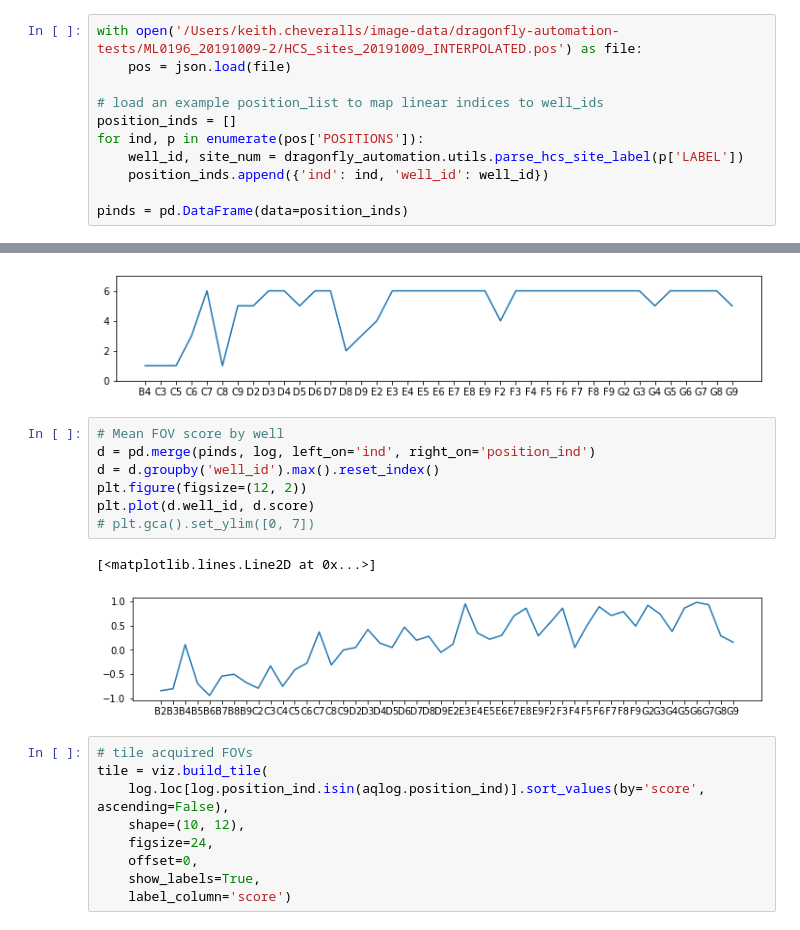
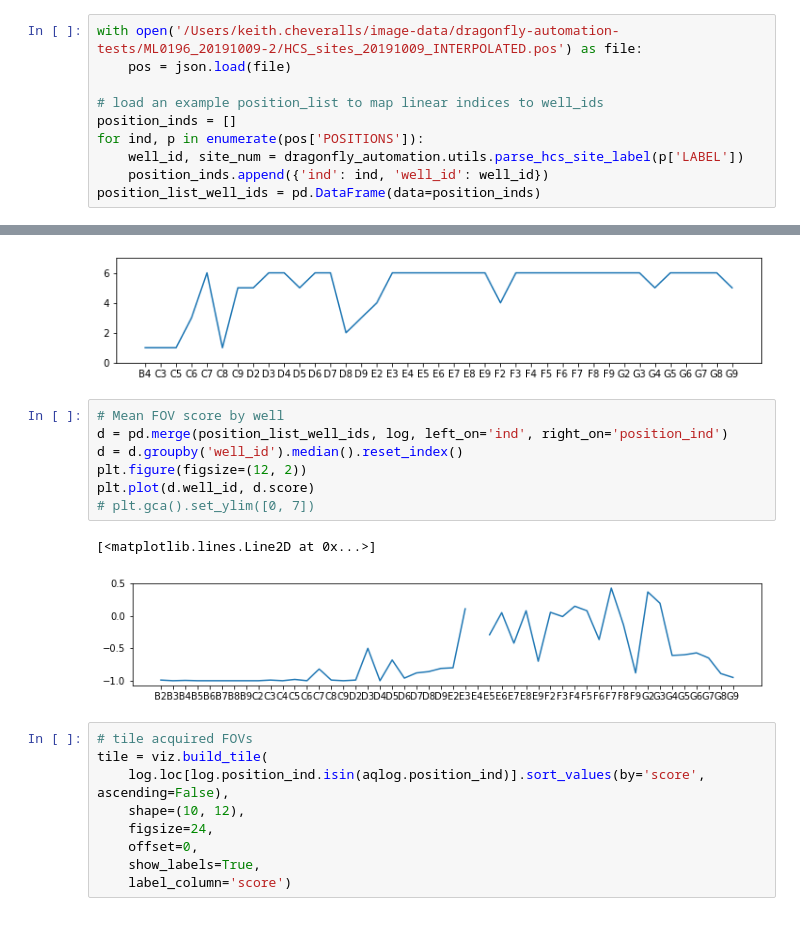
Before and after one commit to czbiohub-sf/2021-opencell-microscopy-automation, a Jupyter notebook: notebooks/analyze-dragonfly-tests.ipynb, the cells around one changed output, grey strips where cells are left out. Saved outputs shown, nothing was run; the diff lists cells and outputs as text.

```diff
--- a/notebooks/analyze-dragonfly-tests.ipynb
+++ b/notebooks/analyze-dragonfly-tests.ipynb
@@ -47,5 +36,4 @@ position_inds = []
 for ind, p in enumerate(pos['POSITIONS']):
     well_id, site_num = dragonfly_automation.utils.parse_hcs_site_label(p['LABEL'])
     position_inds.append({'ind': ind, 'well_id': well_id})
-
-pinds = pd.DataFrame(data=position_inds)
+position_list_well_ids = pd.DataFrame(data=position_inds)
@@ -391,14 +381,14 @@ plt.gca().set_ylim([0, 7])
 [figure]
 # %%
 # Mean FOV score by well
-d = pd.merge(pinds, log, left_on='ind', right_on='position_ind')
-d = d.groupby('well_id').max().reset_index()
+d = pd.merge(position_list_well_ids, log, left_on='ind', right_on='position_ind')
+d = d.groupby('well_id').median().reset_index()
 plt.figure(figsize=(12, 2))
 plt.plot(d.well_id, d.score)
 # plt.gca().set_ylim([0, 7])
 # %% [output]
 [<matplotlib.lines.Line2D at 0x...>]
-[figure, old version]
+[figure, new version]
 # %%
 # tile acquired FOVs
 tile = viz.build_tile(
```
Also changed, not shown: parts of 41 cells of this notebook, 1 other file.
